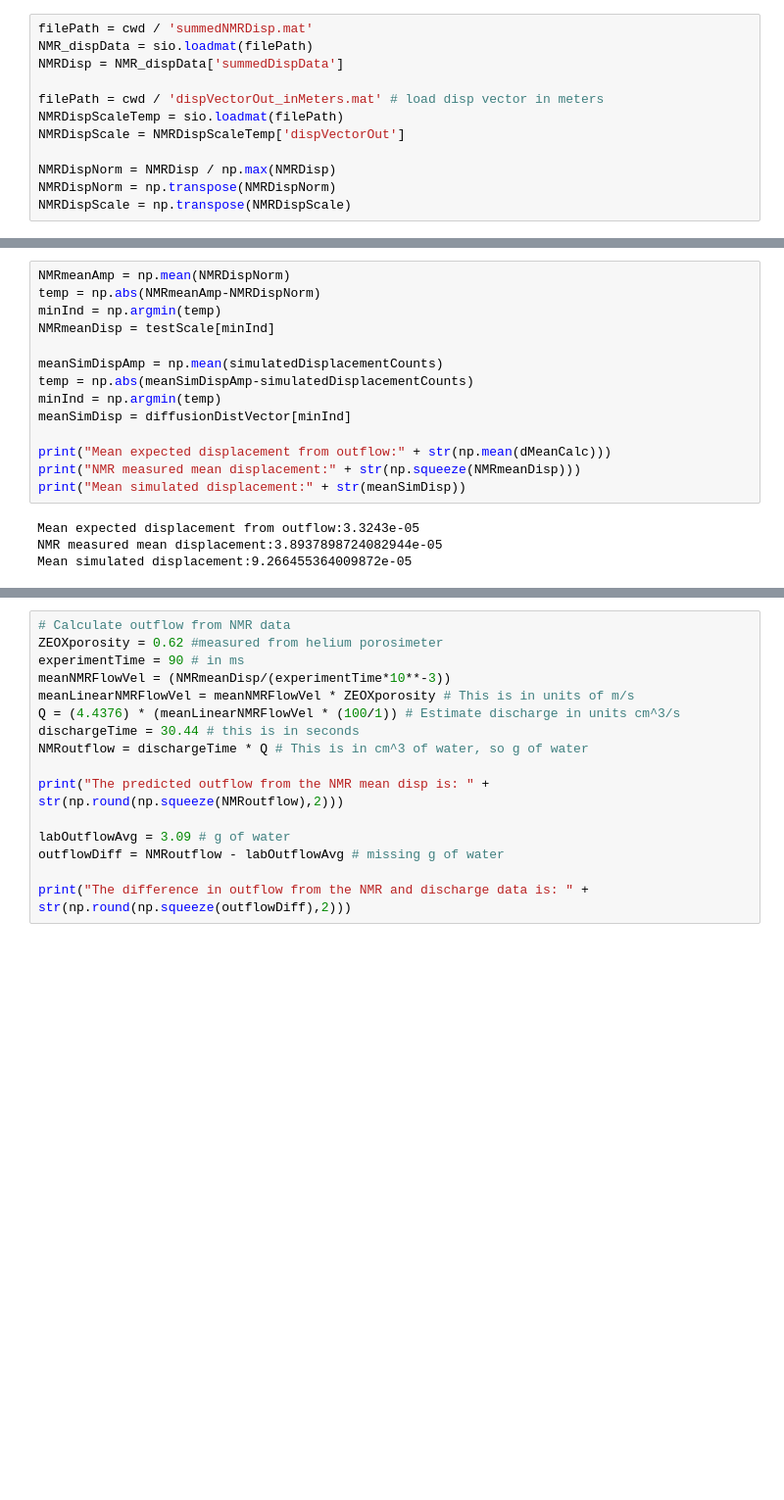
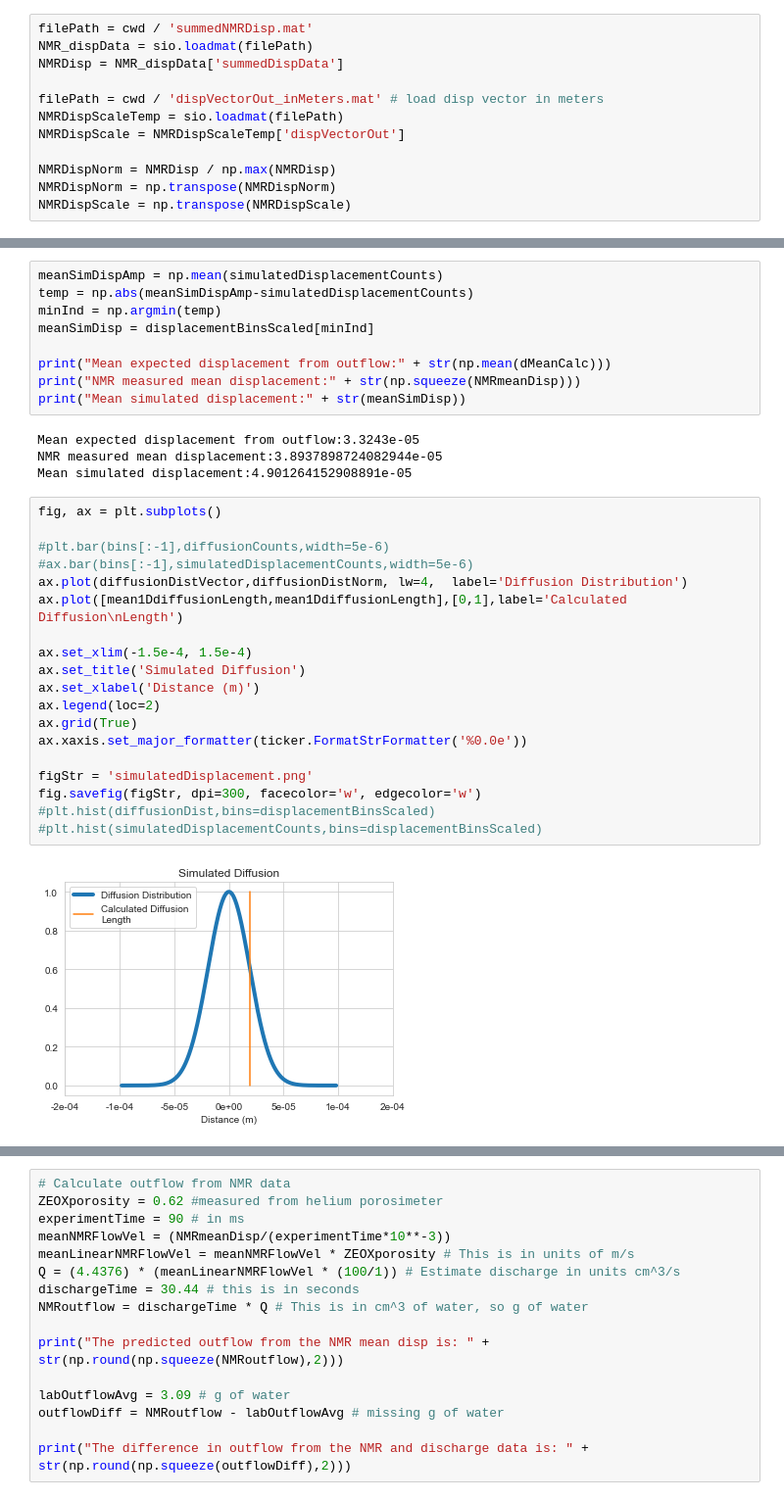
Before and after one commit to akkendrick/LABMOPS, a Jupyter notebook: plotSimData.ipynb, the cells around one changed output, grey strips where cells are left out. Shown at 98% size. Drawn from its saved outputs; the diff is of its cells as text; blank space fills up the shorter version.

```diff
--- a/plotSimData.ipynb
+++ b/plotSimData.ipynb
@@ -397,13 +371,8 @@ np.max(NMRDispScale)
 # %%
-NMRmeanAmp = np.mean(NMRDispNorm)
-temp = np.abs(NMRmeanAmp-NMRDispNorm)
-minInd = np.argmin(temp)
-NMRmeanDisp = testScale[minInd]
-
 meanSimDispAmp = np.mean(simulatedDisplacementCounts)
 temp = np.abs(meanSimDispAmp-simulatedDisplacementCounts)
 minInd = np.argmin(temp)
-meanSimDisp = diffusionDistVector[minInd]
+meanSimDisp = displacementBinsScaled[minInd]
 
 print("Mean expected displacement from outflow:" + str(np.mean(dMeanCalc)))
 print("NMR measured mean displacement:" + str(np.squeeze(NMRmeanDisp)))
@@ -411,7 +380,28 @@ print("Mean simulated displacement:" + str(meanSimDisp))
 # %% [output]
 Mean expected displacement from outflow:3.3243e-05
 NMR measured mean displacement:3.8937898724082944e-05
-Mean simulated displacement:9.266455364009872e-05
+Mean simulated displacement:4.901264152908891e-05
+# %%
+fig, ax = plt.subplots()
+
+#plt.bar(bins[:-1],diffusionCounts,width=5e-6)
+#ax.bar(bins[:-1],simulatedDisplacementCounts,width=5e-6)
+ax.plot(diffusionDistVector,diffusionDistNorm, lw=4,  label='Diffusion Distribution')
+ax.plot([mean1DdiffusionLength,mean1DdiffusionLength],[0,1],label='Calculated Diffusion\nLength')
+
+ax.set_xlim(-1.5e-4, 1.5e-4)
+ax.set_title('Simulated Diffusion')
+ax.set_xlabel('Distance (m)')
+ax.legend(loc=2)
+ax.grid(True)
+ax.xaxis.set_major_formatter(ticker.FormatStrFormatter('%0.0e'))
+
+figStr = 'simulatedDisplacement.png'
+fig.savefig(figStr, dpi=300, facecolor='w', edgecolor='w')
+#plt.hist(diffusionDist,bins=displacementBinsScaled)
+#plt.hist(simulatedDisplacementCounts,bins=displacementBinsScaled)
+# %% [output]
+[figure, added]
 # %%
 fig, ax = plt.subplots()
 
```
Also changed, not shown: parts of 44 cells of this notebook.
